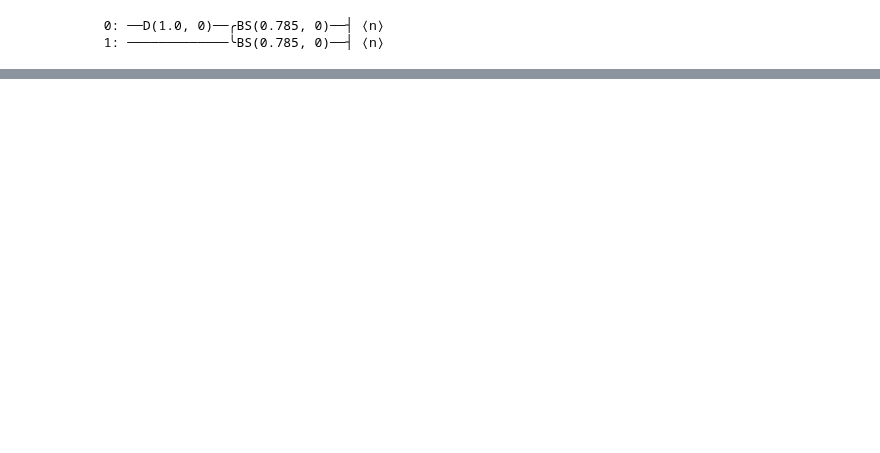
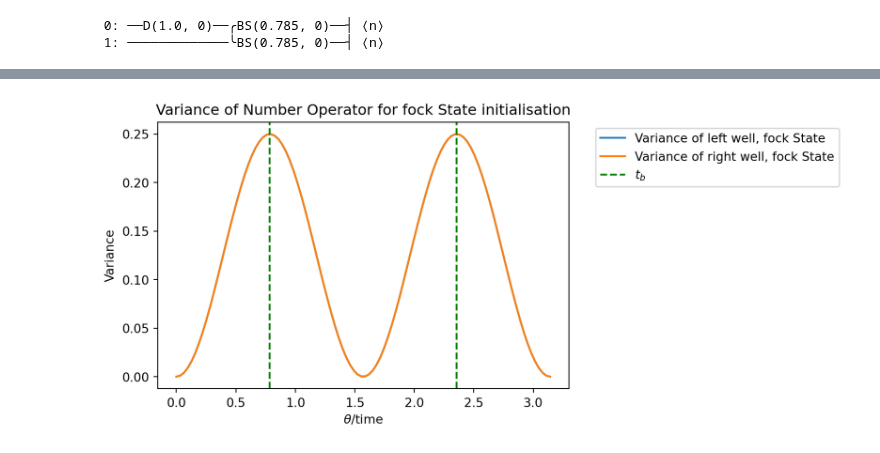
Before and after one commit to synqs/pennylane-ls, a Jupyter notebook: examples/Example_Cindy-Regal.ipynb, the cells around one changed output, grey strips where cells are left out. Saved outputs shown, nothing was run; the diff lists cells and outputs as text; code cells hidden in the pictures; blank space fills up the shorter version.

```diff
--- a/examples/Example_Cindy-Regal.ipynb
+++ b/examples/Example_Cindy-Regal.ipynb
@@ -67,0 +86,14 @@ _ = plt.ylabel("Probability")
+# %%
+dev_boson = qml.device('strawberryfields.fock', wires=2, cutoff_dim=10)
+
+@qml.qnode(dev_boson)
+def single_boson_fock(theta, var=False):
+    """
+    Single Boson well tunneling circuit using the fock state gate
+    """
+    qml.FockState(1, wires=0)
+    qml.Beamsplitter(theta, 0, wires=[0, 1])
+    if var:
+        return [qml.var(qml.NumberOperator(0)),qml.var(qml.NumberOperator(1))]
+    else:
+        return [qml.expval(qml.NumberOperator(0)),qml.expval(qml.NumberOperator(1))]
@@ -67,0 +135,13 @@ _ = plt.ylabel("Probability")
+# %%
+plt.figure(dpi=96)
+plt.plot(thetas,var_fock[:, 1:], label="Variance of left well, fock State")
+plt.plot(thetas,var_fock[:, :1], label="Variance of right well, fock State")
+
+plt.axvline(x=np.pi/4, linestyle="--", color="green", label="$t_b$")
+plt.axvline(x=3*np.pi/4, linestyle="--", color="green")
+plt.title("Variance of Number Operator for fock State initialisation")
+plt.legend(bbox_to_anchor=(1.05, 1), loc='upper left')
+plt.xlabel("$\\theta$/time")
+_ = plt.ylabel("Variance")
+# %% [output]
+[figure, added]
```
Also changed, not shown: parts of 36 cells of this notebook.
